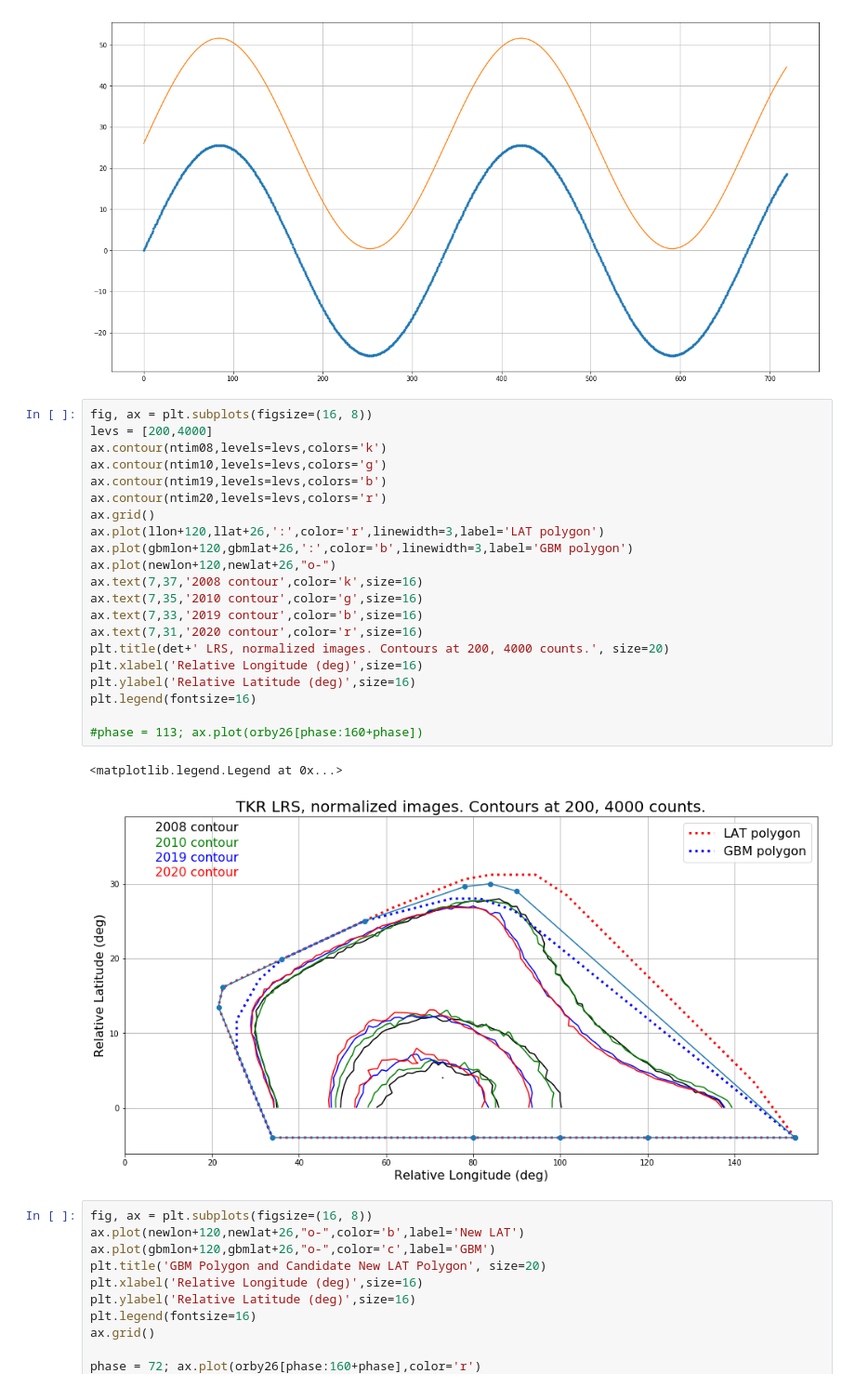
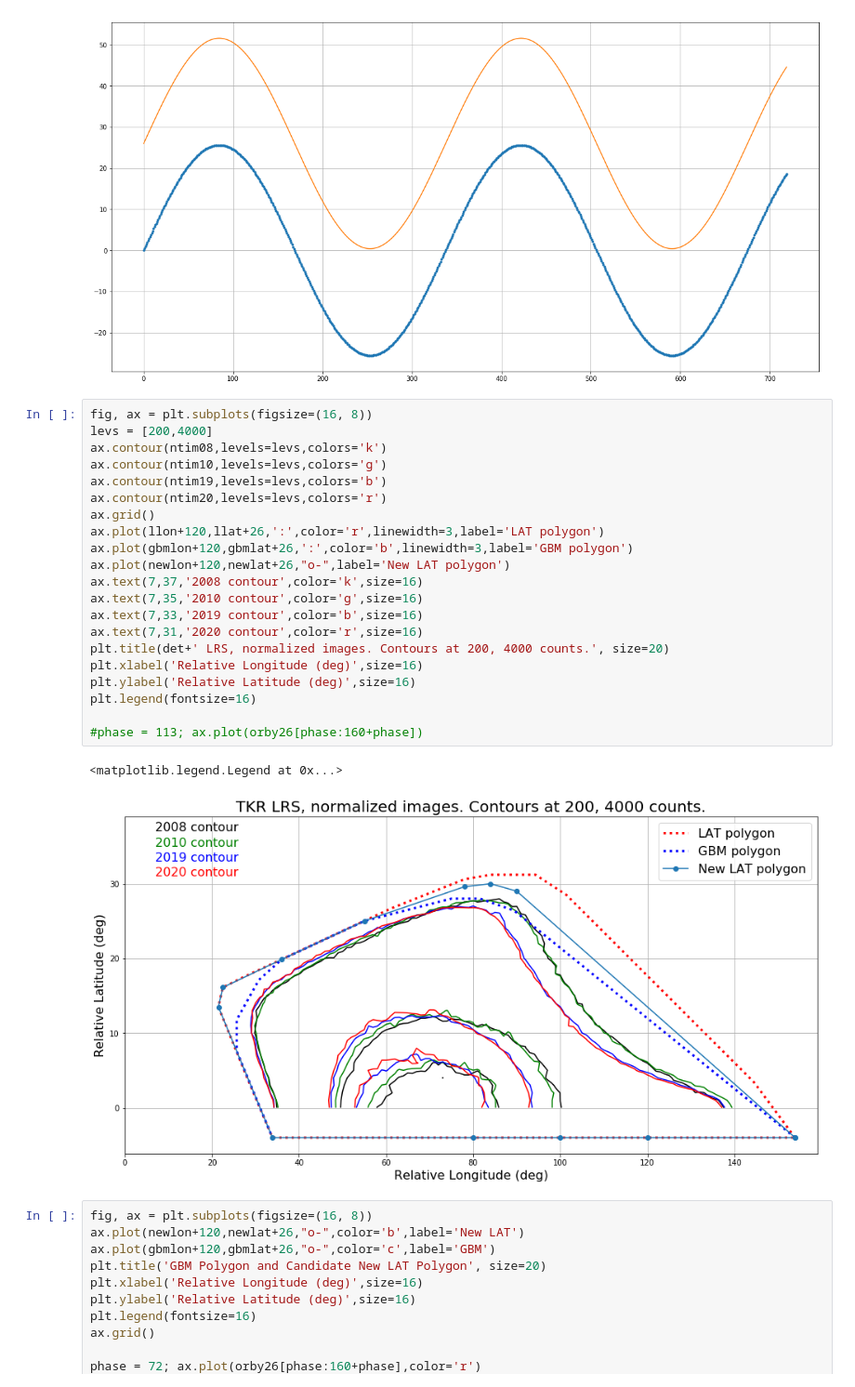
Before and after one commit to rac101/LATmetrics, a Jupyter notebook: SAApolyset/TKR_LRS_SAA_Polygon_Check.ipynb, the cells around one changed output. Shown at 93% size. Cells and saved outputs as stored; diff of their text form.

Commit message:
minor update for SAA polygon notebooks

```diff
--- a/SAApolyset/TKR_LRS_SAA_Polygon_Check.ipynb
+++ b/SAApolyset/TKR_LRS_SAA_Polygon_Check.ipynb
@@ -301,27 +301,27 @@ plt.grid()
 # %%
 fig, ax = plt.subplots(figsize=(16, 8))
 levs = [200,4000]
 ax.contour(ntim08,levels=levs,colors='k')
 ax.contour(ntim10,levels=levs,colors='g')
 ax.contour(ntim19,levels=levs,colors='b')
 ax.contour(ntim20,levels=levs,colors='r')
 ax.grid()
 ax.plot(llon+120,llat+26,':',color='r',linewidth=3,label='LAT polygon')
 ax.plot(gbmlon+120,gbmlat+26,':',color='b',linewidth=3,label='GBM polygon')
-ax.plot(newlon+120,newlat+26,"o-")
+ax.plot(newlon+120,newlat+26,"o-",label='New LAT polygon')
 ax.text(7,37,'2008 contour',color='k',size=16)
 ax.text(7,35,'2010 contour',color='g',size=16)
 ax.text(7,33,'2019 contour',color='b',size=16)
 ax.text(7,31,'2020 contour',color='r',size=16)
 plt.title(det+' LRS, normalized images. Contours at 200, 4000 counts.', size=20)
 plt.xlabel('Relative Longitude (deg)',size=16)
 plt.ylabel('Relative Latitude (deg)',size=16)
 plt.legend(fontsize=16)
 
 #phase = 113; ax.plot(orby26[phase:160+phase])
 # %% [output]
 <matplotlib.legend.Legend at 0x...>
-[figure, old version]
+[figure, new version]
 # %%
 fig, ax = plt.subplots(figsize=(16, 8))
 ax.plot(newlon+120,newlat+26,"o-",color='b',label='New LAT')
```
